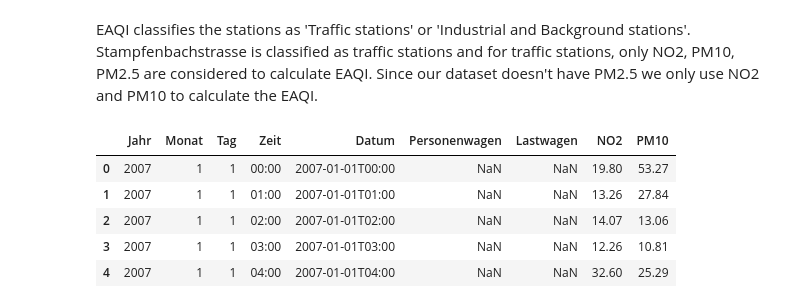
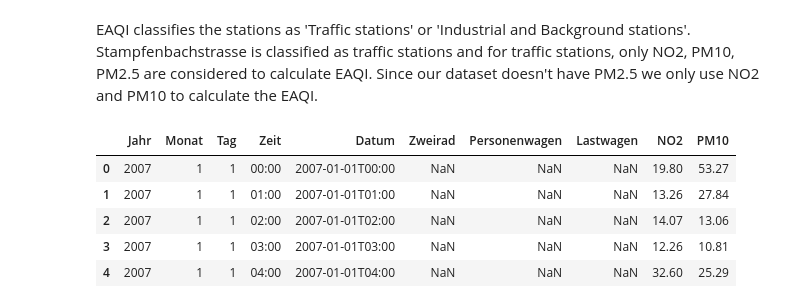
Before and after one commit to lfranceschetti/data_science_project, a Jupyter notebook: python_scripts/AQI_classification.ipynb, the cells around one changed output. Saved outputs shown, nothing was run; the diff lists cells and outputs as text; code cells hidden in the pictures.

```diff
--- a/python_scripts/AQI_classification.ipynb
+++ b/python_scripts/AQI_classification.ipynb
@@ -24,13 +26,13 @@ EAQI classifies the stations as 'Traffic stations' or 'Industrial and Background
 Since our dataset doesn't have PM2.5 we only use NO2 and PM10 to calculate the EAQI.
 # %%
 # Leave out only the variables that I need
-df = df.iloc[:,[0,1,2,3,4,6,7,14,19]]
+df = df.iloc[:,[0,1,2,3,4,5,6,7,14,19]]
 df.head()
 # %% [output]
-|  | Jahr | Monat | Tag | Zeit | Datum | Personenwagen | Lastwagen | NO2 | PM10 |
-| 0 | 2007 | 1 | 1 | 00:00 | 2007-01-01T00:00 | NaN | NaN | 19.80 | 53.27 |
-| 1 | 2007 | 1 | 1 | 01:00 | 2007-01-01T01:00 | NaN | NaN | 13.26 | 27.84 |
-| 2 | 2007 | 1 | 1 | 02:00 | 2007-01-01T02:00 | NaN | NaN | 14.07 | 13.06 |
-| 3 | 2007 | 1 | 1 | 03:00 | 2007-01-01T03:00 | NaN | NaN | 12.26 | 10.81 |
-| 4 | 2007 | 1 | 1 | 04:00 | 2007-01-01T04:00 | NaN | NaN | 32.60 | 25.29 |
+|  | Jahr | Monat | Tag | Zeit | Datum | Zweirad | Personenwagen | Lastwagen | NO2 | PM10 |
+| 0 | 2007 | 1 | 1 | 00:00 | 2007-01-01T00:00 | NaN | NaN | NaN | 19.80 | 53.27 |
+| 1 | 2007 | 1 | 1 | 01:00 | 2007-01-01T01:00 | NaN | NaN | NaN | 13.26 | 27.84 |
+| 2 | 2007 | 1 | 1 | 02:00 | 2007-01-01T02:00 | NaN | NaN | NaN | 14.07 | 13.06 |
+| 3 | 2007 | 1 | 1 | 03:00 | 2007-01-01T03:00 | NaN | NaN | NaN | 12.26 | 10.81 |
+| 4 | 2007 | 1 | 1 | 04:00 | 2007-01-01T04:00 | NaN | NaN | NaN | 32.60 | 25.29 |
 # %%
```
Also changed, not shown: parts of 12 cells of this notebook.
